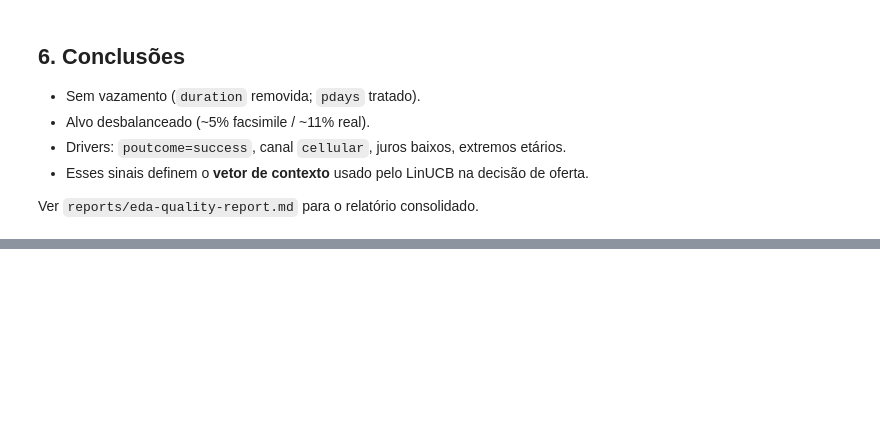
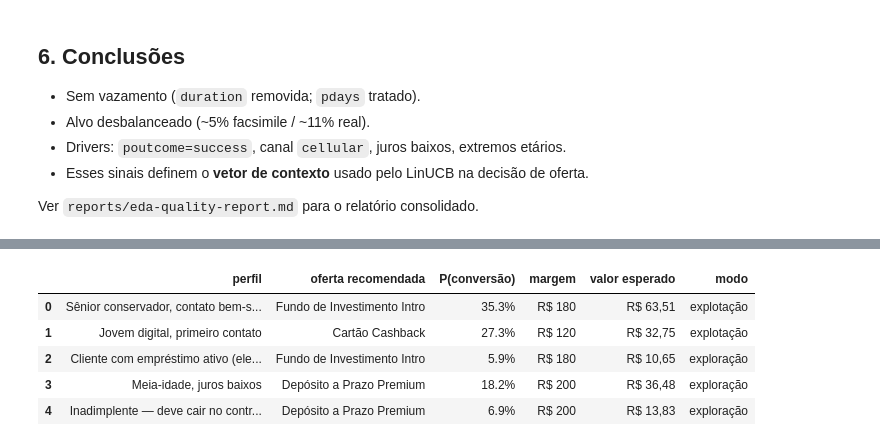
Before and after one commit to dionebraga/datathon-7mlet-grupo-74, a Jupyter notebook: notebooks/01_eda.ipynb, the cells around one changed output, grey strips where cells are left out. Drawn from its saved outputs; the diff is of its cells as text; code cells hidden in the pictures; blank space fills up the shorter version.

```diff
--- a/notebooks/01_eda.ipynb
+++ b/notebooks/01_eda.ipynb
@@ -95,0 +158,39 @@ Ver `reports/eda-quality-report.md` para o relatório consolidado.
+# %%
+from adaptive_offers.policy.decision_service import DecisionService
+
+svc = DecisionService.from_active()
+
+casos = [
+    ("Sênior conservador, contato bem-sucedido antes",
+     {"age": 66, "contact": "cellular", "poutcome": "success", "euribor3m": 0.8}),
+    ("Jovem digital, primeiro contato",
+     {"age": 24, "contact": "cellular", "poutcome": "nonexistent", "euribor3m": 4.9}),
+    ("Cliente com empréstimo ativo (elegibilidade restringe)",
+     {"age": 45, "contact": "telephone", "poutcome": "failure", "loan": "yes", "euribor3m": 4.9}),
+    ("Meia-idade, juros baixos",
+     {"age": 52, "contact": "cellular", "poutcome": "success", "euribor3m": 0.7}),
+    ("Inadimplente — deve cair no controle (sem oferta)",
+     {"age": 38, "contact": "telephone", "poutcome": "failure",
+      "default": "yes", "loan": "yes", "euribor3m": 4.9}),
+]
+
+linhas = []
+for descricao, ctx in casos:
+    rec = svc.decide(context=ctx, log=False)
+    linhas.append({
+        "perfil": descricao,
+        "oferta recomendada": rec.arm_name,
+        "P(conversão)": f"{rec.expected_p:.1%}",
+        "margem": f"R$ {rec.margin:.0f}",
+        "valor esperado": f"R$ {rec.expected_reward:.2f}".replace(".", ","),
+        "modo": "exploração" if rec.explored else "explotação",
+    })
+
+pd.DataFrame(linhas)
+# %% [output]
+|  | perfil | oferta recomendada | P(conversão) | margem | valor esperado | modo |
+| 0 | Sênior conservador, contato bem-s... | Fundo de Investimento Intro | 35.3% | R$ 180 | R$ 63,51 | explotação |
+| 1 | Jovem digital, primeiro contato | Cartão Cashback | 27.3% | R$ 120 | R$ 32,75 | explotação |
+| 2 | Cliente com empréstimo ativo (ele... | Fundo de Investimento Intro | 5.9% | R$ 180 | R$ 10,65 | exploração |
+| 3 | Meia-idade, juros baixos | Depósito a Prazo Premium | 18.2% | R$ 200 | R$ 36,48 | exploração |
+| 4 | Inadimplente — deve cair no contr... | Depósito a Prazo Premium | 6.9% | R$ 200 | R$ 13,83 | exploração |
```
Also changed, not shown: parts of 7 cells of this notebook, 1 other file.
